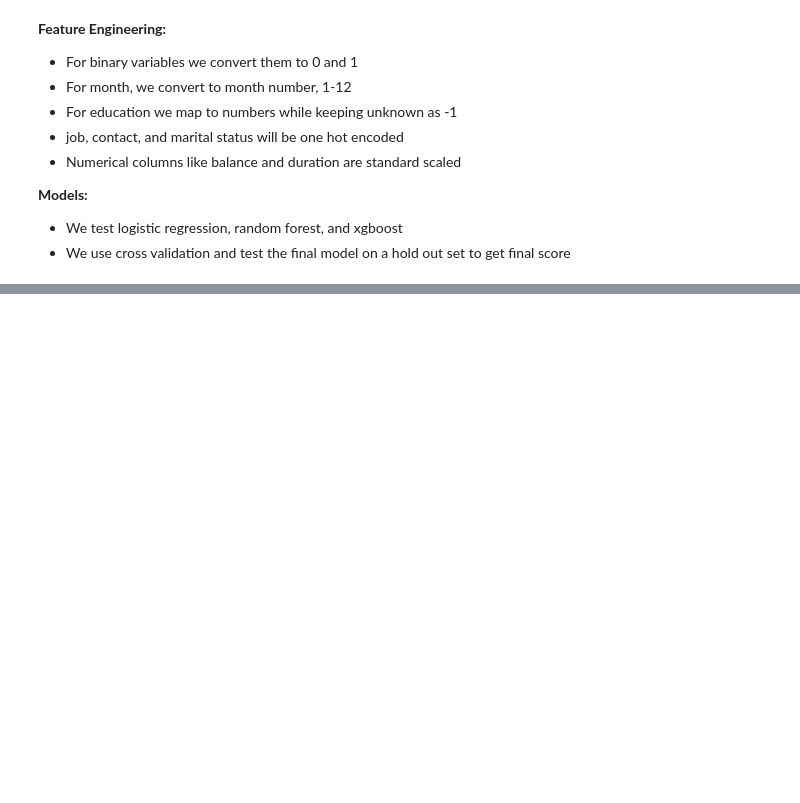
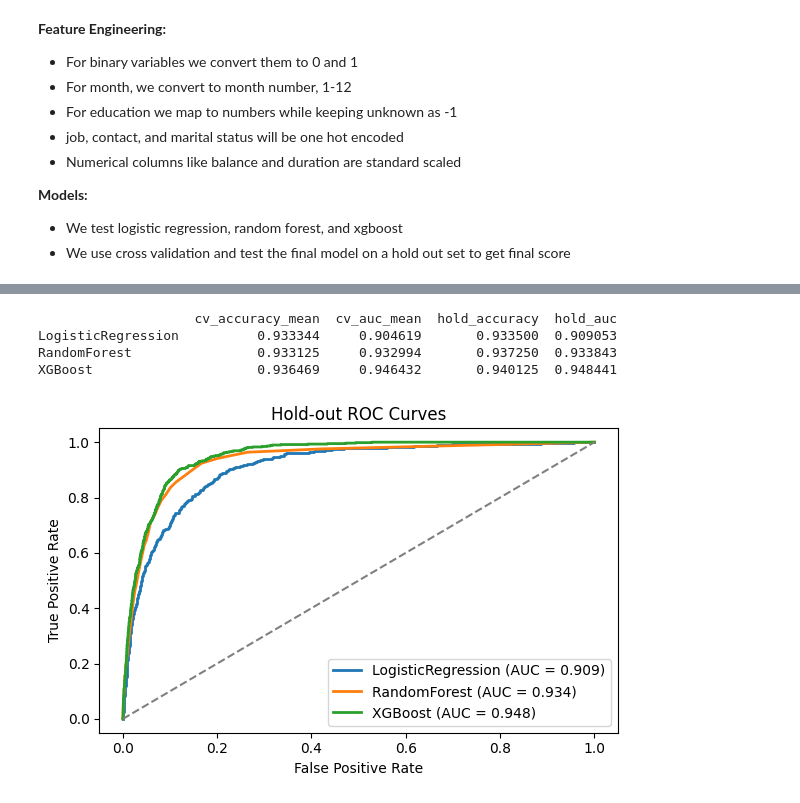
Before and after one commit to arvinfatemi/tjSOflM6dXnt2s6m, a Jupyter notebook: term-deposit-marketing.ipynb, the cells around one changed output, grey strips where cells are left out. Saved outputs shown, nothing was run; the diff lists cells and outputs as text; code cells hidden in the pictures; blank space fills up the shorter version.

```diff
--- a/term-deposit-marketing.ipynb
+++ b/term-deposit-marketing.ipynb
@@ -266,0 +254,49 @@ results_df
+# %%
+
+cv = StratifiedKFold(n_splits=5, shuffle=True, random_state=42)
+scoring = ['accuracy', 'roc_auc']
+cv_results = {}
+hold_results = {}
+roc_curves = {}
+
+for name, model in models.items():
+    # Cross-validate on training set
+    scores = cross_validate(model, X_train, y_train, cv=cv, scoring=scoring)
+    cv_results[name] = {
+        'cv_accuracy_mean': scores['test_accuracy'].mean(),
+        'cv_auc_mean':    scores['test_roc_auc'].mean()
+    }
+    # Fit on full training set for hold-out evaluation
+    model.fit(X_train, y_train)
+    y_pred = model.predict(X_hold)
+    y_prob = model.predict_proba(X_hold)[:, 1]
+    hold_results[name] = {
+        'hold_accuracy': accuracy_score(y_hold, y_pred),
+        'hold_auc':      roc_auc_score(y_hold, y_prob)
+    }
+    # Compute ROC curve
+    fpr, tpr, _ = roc_curve(y_hold, y_prob)
+    roc_curves[name] = (fpr, tpr)
+
+# Compile results
+results_df = pd.DataFrame(cv_results).T.join(pd.DataFrame(hold_results).T)
+print(results_df)
+
+# Plot ROC curves
+plt.figure(figsize=(6, 4))
+for name, (fpr, tpr) in roc_curves.items():
+    auc_val = hold_results[name]['hold_auc']
+    plt.plot(fpr, tpr, lw=2, label=f'{name} (AUC = {auc_val:.3f})')
+plt.plot([0, 1], [0, 1], linestyle='--', color='gray')
+plt.xlabel('False Positive Rate')
+plt.ylabel('True Positive Rate')
+plt.title('Hold-out ROC Curves')
+plt.legend(loc='lower right')
+plt.tight_layout()
+plt.show()
+# %% [output]
+                    cv_accuracy_mean  cv_auc_mean  hold_accuracy  hold_auc
+LogisticRegression          0.933344     0.904619       0.933500  0.909053
+RandomForest                0.933125     0.932994       0.937250  0.933843
+XGBoost                     0.936469     0.946432       0.940125  0.948441
+[figure, added]
```
Also changed, not shown: parts of 2 cells of this notebook.
